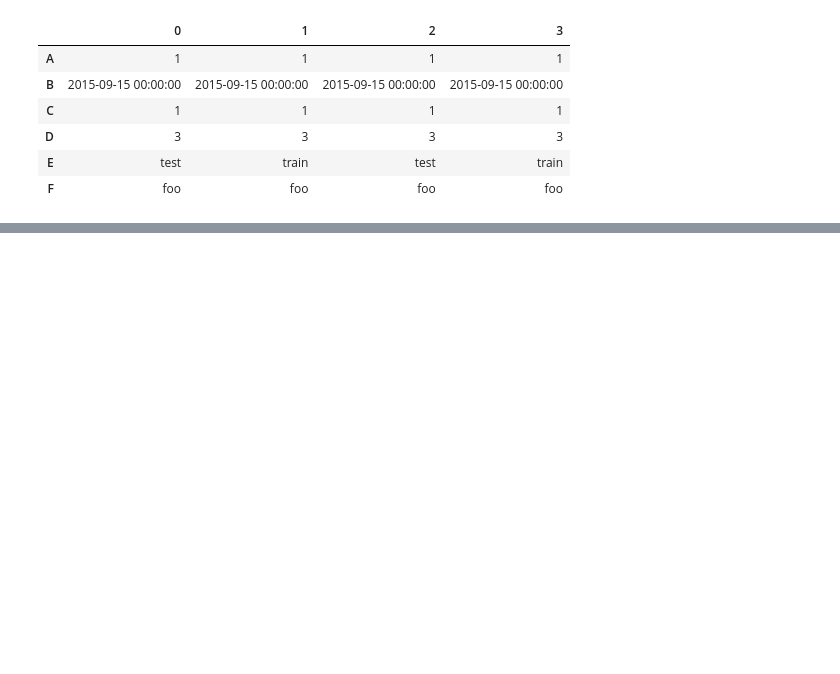
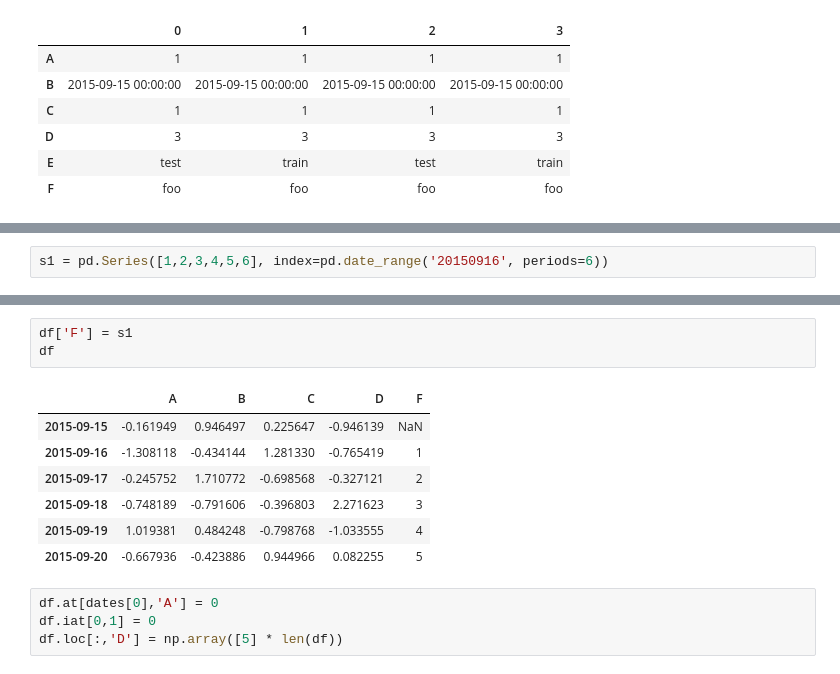
Before and after one commit to SByeol/data_science, a Jupyter notebook: HW1_pandas.ipynb, the cells around one changed output, grey strips where cells are left out. Saved outputs shown, nothing was run; the diff lists cells and outputs as text; blank space fills up the shorter version.

```diff
--- a/HW1_pandas.ipynb
+++ b/HW1_pandas.ipynb
@@ -296,0 +495,2 @@ df.sort(columns='B')
+# %%
+s1 = pd.Series([1,2,3,4,5,6], index=pd.date_range('20150916', periods=6))
@@ -296,0 +507,15 @@ df.sort(columns='B')
+# %%
+df['F'] = s1
+df
+# %% [output]
+|  | A | B | C | D | F |
+| 2015-09-15 | -0.161949 | 0.946497 | 0.225647 | -0.946139 | NaN |
+| 2015-09-16 | -1.308118 | -0.434144 | 1.281330 | -0.765419 | 1 |
+| 2015-09-17 | -0.245752 | 1.710772 | -0.698568 | -0.327121 | 2 |
+| 2015-09-18 | -0.748189 | -0.791606 | -0.396803 | 2.271623 | 3 |
+| 2015-09-19 | 1.019381 | 0.484248 | -0.798768 | -1.033555 | 4 |
+| 2015-09-20 | -0.667936 | -0.423886 | 0.944966 | 0.082255 | 5 |
+# %%
+df.at[dates[0],'A'] = 0
+df.iat[0,1] = 0
+df.loc[:,'D'] = np.array([5] * len(df))
```
Also changed, not shown: parts of 54 cells of this notebook.
